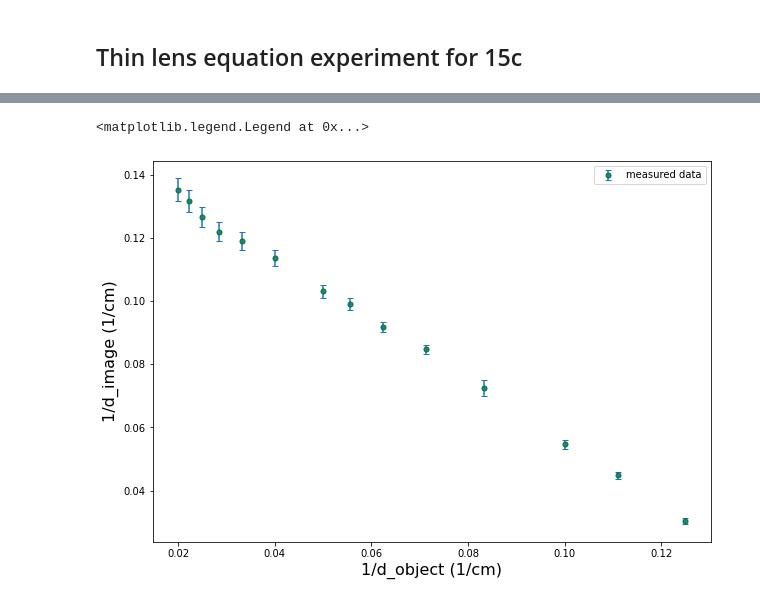
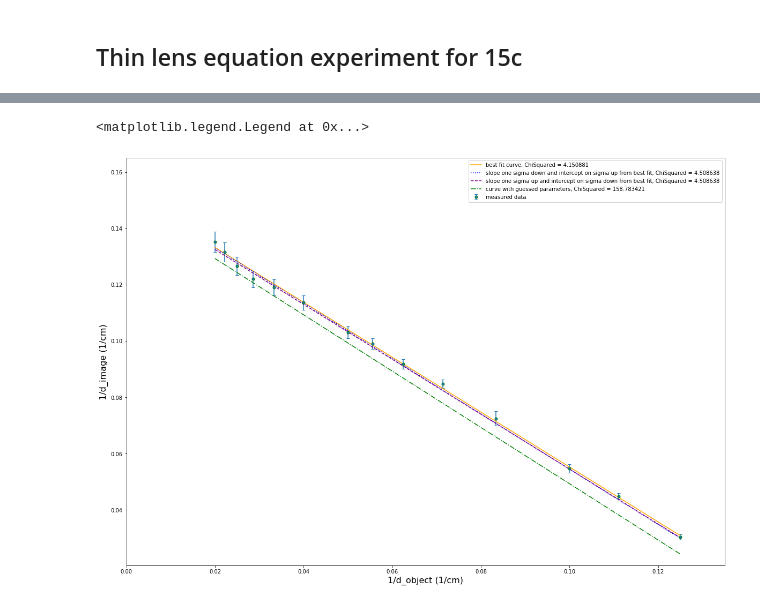
Before and after one commit to JPFphysics/15c-lab, a Jupyter notebook: thin_lens_equation_experiment_for_15c.ipynb, the cells around one changed output, grey strips where cells are left out. Cells and saved outputs as stored; diff of their text form; code cells hidden in the pictures.

```diff
--- a/thin_lens_equation_experiment_for_15c.ipynb
+++ b/thin_lens_equation_experiment_for_15c.ipynb
@@ -9,16 +9,23 @@ import matplotlib.pyplot as plt
 from scipy.optimize import curve_fit
 
 
-#################################################################
-#                                                               #
-# You need to measure the following values of your own setup    #
-# and put in the code:                                          #
-#                                                               #
-# d_object, d_image, err_d_image.                               #
-#                                                               #
-# See the description of these values below.                    #
-#                                                               #
-#################################################################
+##################################################################
+#                                                                #
+# You need to measure the following values of your own setup     #
+# and put in the code:                                           #
+#                                                                #
+# d_object, d_image, err_d_image,                                #
+#                                                                #
+# See the description of these values below.                     #
+#                                                                #
+# You can also guess the slope and intercept of the fitted curve #
+# by typing your guessed number for                              #
+#                                                                #
+# slope_guess, intercept_guess                                   #
+#                                                                #
+# at almost the very end of the code.                            #
+#                                                                #
+##################################################################
 
 
 
@@ -40,10 +47,17 @@ d_image = np.array([7.4, 7.6, 7.9, 8.2, 8.4, 8.8, 9.7, 10.1, 10.9, 11.8, 13.8, 1
 # Input your own err_d_image here:                #
 #                                                 #
 ###################################################
-err_d_image = np.array([0.2, 0.2, 0.2, 0.2, 0.2, 0.2, 0.2, 0.2, 0.2, 0.2, 0.5, 0.5, 0.5, 1.0])  # measurement error of d_image
+err_d_image = np.array([0.2, 0.2, 0.2, 0.2, 0.2, 0.2, 0.2, 0.2, 0.2, 0.2, 0.5, 0.5, 0.5, 1.0])  # measurement error of d_image, in cm
 
 
+#######################################################
+# Input your guessed slope and y-intercept here:      #
+# (Hint: y-intercept is related to inverse of the     #
+# focal length of the thin lens                       #
+#######################################################
 
+slope_guess = -1
+intercept_guess = 1/6.7  # unit of 1/cm
 
 
 
@@ -62,14 +76,6 @@ y = 1/d_image
 
 # calcluate the error of y, using error propagation:
 err_y = err_d_image/d_image**2
-
-
-# plot the data (y vs. x, or 1/d_image vs. 1/d_object)
-plt.figure(figsize=[10,7])
-plt.errorbar(x, y, err_y, fmt='o',ms=5, mec='g',capsize=3, label = 'measured data')
-plt.xlabel('1/d_object (1/cm)',fontsize=16)
-plt.ylabel('1/d_image (1/cm)',fontsize=16)
-plt.legend()
 
 
 # Do Chi-squared analysis:
@@ -93,22 +99,41 @@ def func(x, a, b):
 popt, pcov = curve_fit(func, x, y, sigma=err_y ) # popt: Optimal values for the parameters, pcov: the estimated covariance of popt
 
 # Print the best fit parameters
-print ('slope =', popt[0], ' +/- ', np.sqrt(pcov[0,0]))
-print ('focal_length =', 1/popt[1], ' +/- ', np.sqrt(pcov[1,1])/popt[1]**2, 'cm')
+print ('from fiting: slope =', popt[0], ' +/- ', np.sqrt(pcov[0,0]))
+print ('from fiting: focal_length =', 1/popt[1], ' +/- ', np.sqrt(pcov[1,1])/popt[1]**2, 'cm')
 
 y_fit = popt[0]*x + popt[1]  # y calculated from curve fit
 
-chi_squared = ChiSquare(y, y_fit, err_y)  #chi squared value of the curve fit
-reduced_chi_squared = ChiSquareReduced(y, y_fit, err_y, 2)
+chi_squared_bestfit = ChiSquare(y, y_fit, err_y)  #chi squared value of the curve fit
+reduced_chi_squared_bestfit = ChiSquareReduced(y, y_fit, err_y, 2)
 
-print('chi_squared of the curve fit =  ', chi_squared)
-print('reduced_chi_squared of the curve fit =  ', reduced_chi_squared)
+print('number of measured data points: ', np.size(x))
+print('chi_squared of the best fit =  ', chi_squared_bestfit)
+print('reduced_chi_squared of the best fit =  ', reduced_chi_squared_bestfit)
+
+
+y_fit_one_sigma_away1 = (popt[0]-np.sqrt(pcov[0,0]))*x + (popt[1]+np.sqrt(pcov[1,1])) # y calculated, using slope one sigma down and intercept on sigma up from best fit parameters
+chi_squared_one_sigma_away1 = ChiSquare(y, y_fit_one_sigma_away1, err_y)  #chi squared value of the curve slope one sigma down and intercept on sigma up from best fit parameters
+
+y_fit_one_sigma_away2 = (popt[0]+np.sqrt(pcov[0,0]))*x+ (popt[1]-np.sqrt(pcov[1,1])) # y calculated, using slope one sigma up and intercept on sigma down from best fit parameters
+chi_squared_one_sigma_away2 = ChiSquare(y, y_fit_one_sigma_away2, err_y)  #chi squared value of the curve slope one sigma up and intercept on sigma down from best fit parameters
+
+
+y_guess = slope_guess*x + intercept_guess # y calculated, using guessed parameters
+chi_squared_guess= ChiSquare(y, y_guess, err_y)  #chi squared value of the guessed curve
+
+
 
 # plot the measured data and curve fit together
-plt.figure(figsize=[10,7])
+plt.figure(figsize=[20,14])
 plt.errorbar(x, y, err_y, fmt='o',ms=5, mec='g',capsize=3, label = 'measured data')
-plt.plot(x, y_fit, label = 'fitted curve')
+plt.plot(x, y_fit, 'orange' , label='best fit curve, ChiSquared = {:f}'.format(chi_squared_bestfit))
+plt.plot(x, y_fit_one_sigma_up, 'b:' , label='slope one sigma down and intercept on sigma up from best fit, ChiSquared = {:f}'.format(chi_squared_one_sigma_away1))
+plt.plot(x, y_fit_one_sigma_down, '--' , color = 'purple', label='slope one sigma up and intercept on sigma down from best fit, ChiSquared = {:f}'.format(chi_squared_one_sigma_away2))
+plt.plot(x, y_guess, '-.' , color = 'green', label='curve with guessed parameters, ChiSquared = {:f}'.format(chi_squared_guess))
 plt.xlabel('1/d_object (1/cm)',fontsize=16)
 plt.ylabel('1/d_image (1/cm)',fontsize=16)
+plt.xlim(0, (np.amax(x)+0.01))
+plt.ylim((np.amin(y)- 0.01), (np.amax(y)+0.03))
 plt.legend()
 # %% [output]
@@ -119,2 +145,2 @@ reduced_chi_squared of the curve fit =   0.34590677106324463
 <matplotlib.legend.Legend at 0x...>
-[figure, old version]
+[figure, new version]
```
Also changed, not shown: parts of 1 cell of this notebook.
